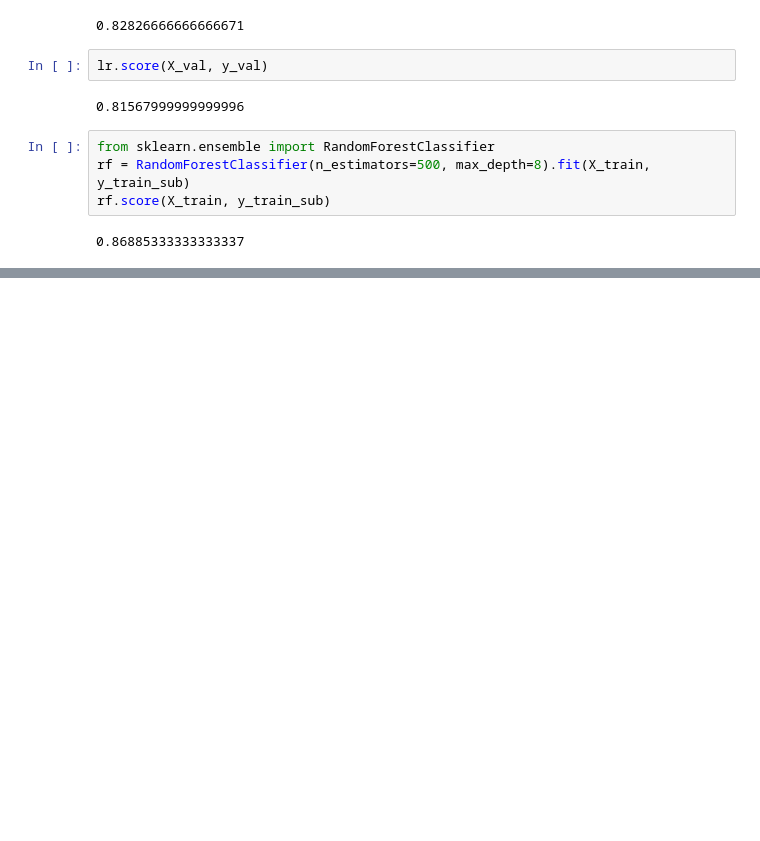
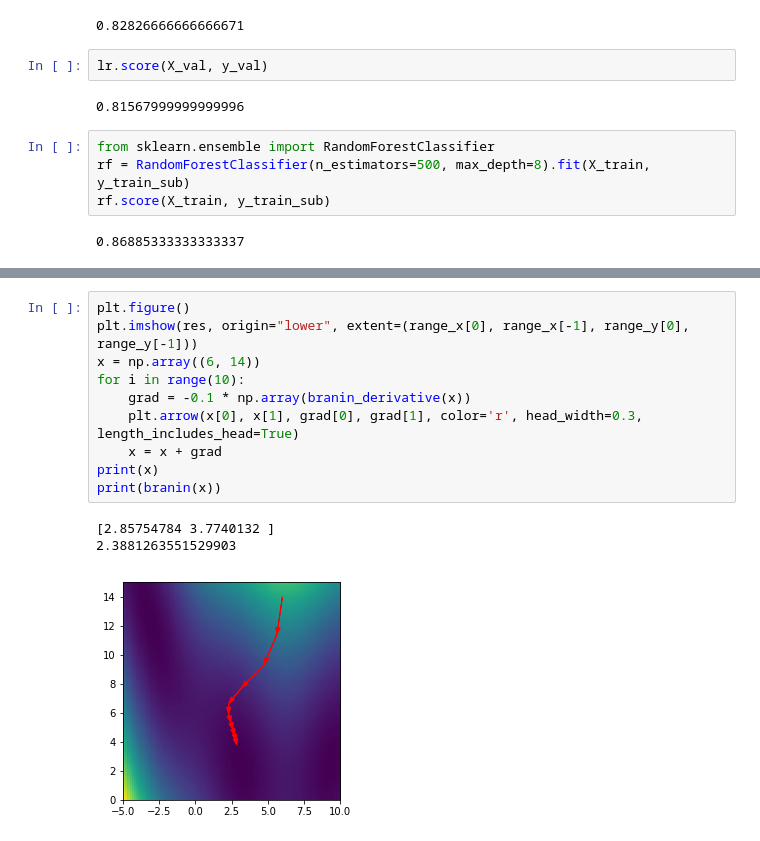
Before and after one commit to amueller/COMS4995-s19, a Jupyter notebook: slides/aml-19-word-embeddings/aml-21-word-embeddings.ipynb, the cells around one changed output, grey strips where cells are left out. Cells and saved outputs as stored; diff of their text form; blank space fills up the shorter version.

```diff
--- a/slides/aml-19-word-embeddings/aml-21-word-embeddings.ipynb
+++ b/slides/aml-19-word-embeddings/aml-21-word-embeddings.ipynb
@@ -289,0 +358,14 @@ rf.score(X_train, y_train_sub)
+# %%
+plt.figure()
+plt.imshow(res, origin="lower", extent=(range_x[0], range_x[-1], range_y[0], range_y[-1]))
+x = np.array((6, 14))
+for i in range(10):
+    grad = -0.1 * np.array(branin_derivative(x))
+    plt.arrow(x[0], x[1], grad[0], grad[1], color='r', head_width=0.3, length_includes_head=True)
+    x = x + grad
+print(x)
+print(branin(x))
+# %% [output]
+[2.85754784 3.7740132 ]
+2.3881263551529903
+[figure, added]
```
Also changed, not shown: parts of 8 cells of this notebook, 1 other file.
